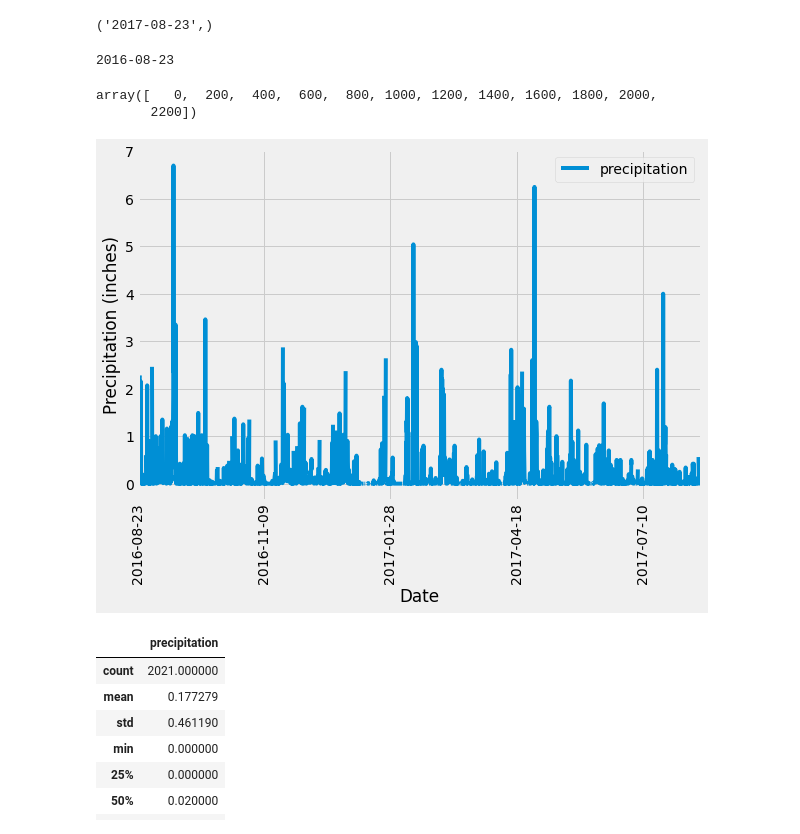
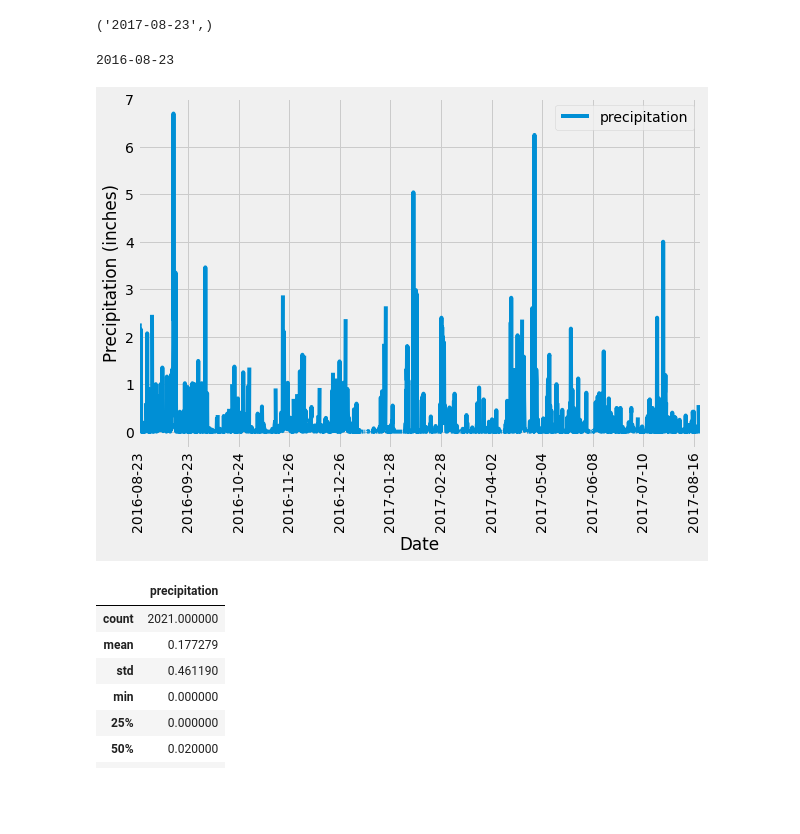
Before and after one commit to ellengrove/sqlalchemy-challenge, a Jupyter notebook: climate_starter.ipynb, the cells around one changed output. Cells and saved outputs as stored; diff of their text form; code cells hidden in the pictures; blank space fills up the shorter version.

```diff
--- a/climate_starter.ipynb
+++ b/climate_starter.ipynb
@@ -72,37 +72,40 @@ first_date
 # %%
 # Design a query to retrieve the last 12 months of precipitation data and plot the results.
 # Starting from the most recent data point in the database.
 
 # Calculate the date one year from the last date in data set.
 year_ago = dt.date(2017,8,23) - dt.timedelta(days=365)
 print(year_ago)
 
 # Perform a query to retrieve the data and precipitation scores
 precipitation = session.query(Measurement.date, Measurement.prcp).\
     filter(Measurement.date >= year_ago).all()
 precipitation
 
 # Save the query results as a Pandas DataFrame and set the index to the date column
 precipitation_df = pd.DataFrame(precipitation,columns=['date','precipitation'])
 precipitation_df.set_index(['date'],inplace=True)
 
 # Sort the dataframe by date
 precipitation_df.sort_index(inplace=True)
 
+# Adjust tick interval and tick labels for chart
+x_axis = np.arange(0,len(precipitation_df),200)
+date_list = precipitation_df.index
+x_labels = []
+for x in x_axis:
+    x_labels.append(date_list[x])
+
 # Use Pandas Plotting with Matplotlib to plot the data
 precipitation_df.plot(kind='line',rot=90,figsize=(9,6));
 plt.ylabel('Precipitation (inches)');
 plt.xlabel('Date');
 plt.legend(loc='upper right');
-plt.xlim(0,len(precipitation_df))
-
-x_axis = np.arange(0,len(precipitation_df),200)
-x_axis\\\\
+plt.xlim(0,len(precipitation_df));
+plt.xticks(ticks=x_axis, labels=x_labels);
 # %% [output]
 2016-08-23
-array([   0,  200,  400,  600,  800, 1000, 1200, 1400, 1600, 1800, 2000,
-       2200])
-[figure, old version]
+[figure, new version]
 # %%
 # Use Pandas to calcualte the summary statistics for the precipitation data
 precipitation_df.describe()
```
Also changed, not shown: parts of 1 cell of this notebook, 1 other file.
